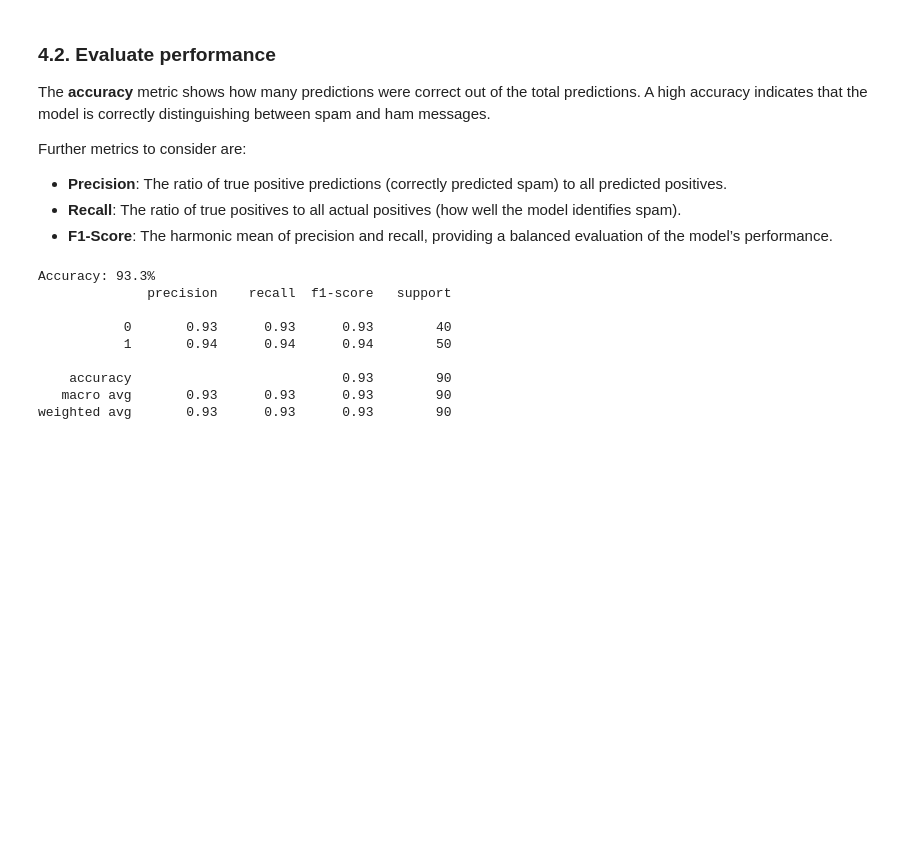
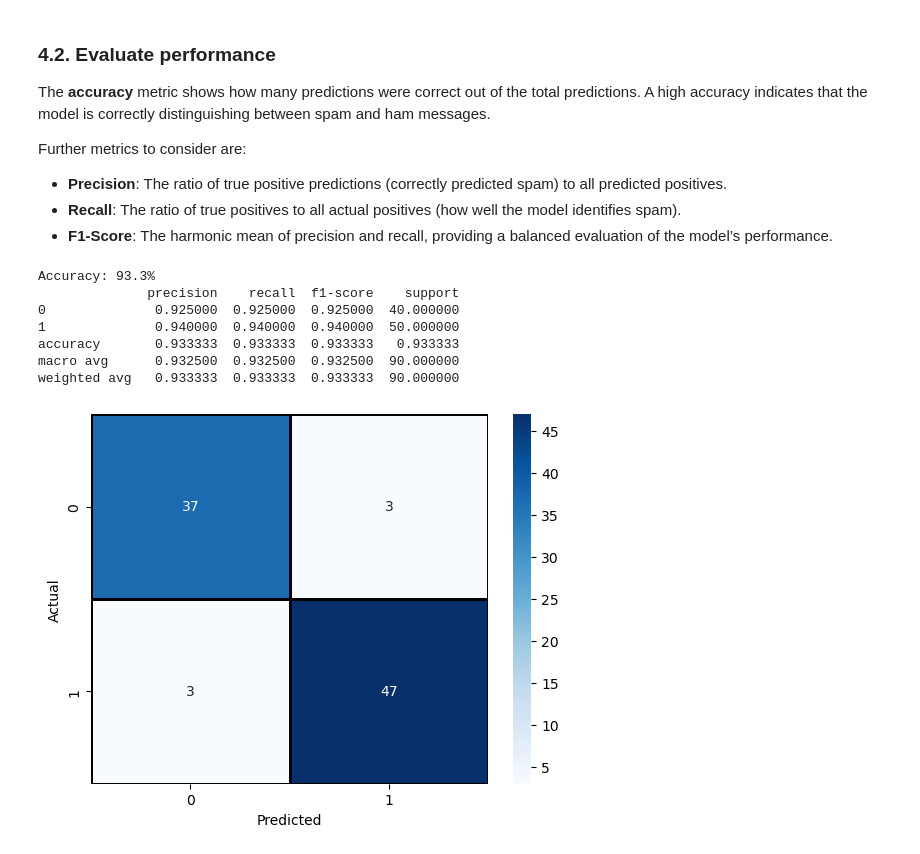
Before and after one commit to cschieberle/naive_bayes, a Jupyter notebook: youtube_spam_filter.ipynb, the cells around one changed output. Cells and saved outputs as stored; diff of their text form; code cells hidden in the pictures; blank space fills up the shorter version.

```diff
--- a/youtube_spam_filter.ipynb
+++ b/youtube_spam_filter.ipynb
@@ -172,15 +171,24 @@ Further metrics to consider are:
 accuracy = accuracy_score(y_test, y_pred)
 print(f"Accuracy: {accuracy * 100:.1f}%")
 
-# Detailed classification report
-print(classification_report(y_test, y_pred))
+# Generate classification report
+report = classification_report(y_test, y_pred, output_dict=True)
+report_df = pd.DataFrame(report).transpose()
+
+print(report_df)
 # %% [output]
 Accuracy: 93.3%
-              precision    recall  f1-score   support
-
-           0       0.93      0.93      0.93        40
-           1       0.94      0.94      0.94        50
-
-    accuracy                           0.93        90
-   macro avg       0.93      0.93      0.93        90
-weighted avg       0.93      0.93      0.93        90
+              precision    recall  f1-score    support
+0              0.925000  0.925000  0.925000  40.000000
+1              0.940000  0.940000  0.940000  50.000000
+accuracy       0.933333  0.933333  0.933333   0.933333
+macro avg      0.932500  0.932500  0.932500  90.000000
+weighted avg   0.933333  0.933333  0.933333  90.000000
+# %%
+cm = confusion_matrix(y_test, y_pred)
+sns.heatmap(cm, annot=True, fmt='d', cmap='Blues', linewidths=1, linecolor='black')
+plt.xlabel('Predicted')
+plt.ylabel('Actual')
+plt.show()
+# %% [output]
+[figure, added]
```
Also changed, not shown: parts of 5 cells of this notebook.
